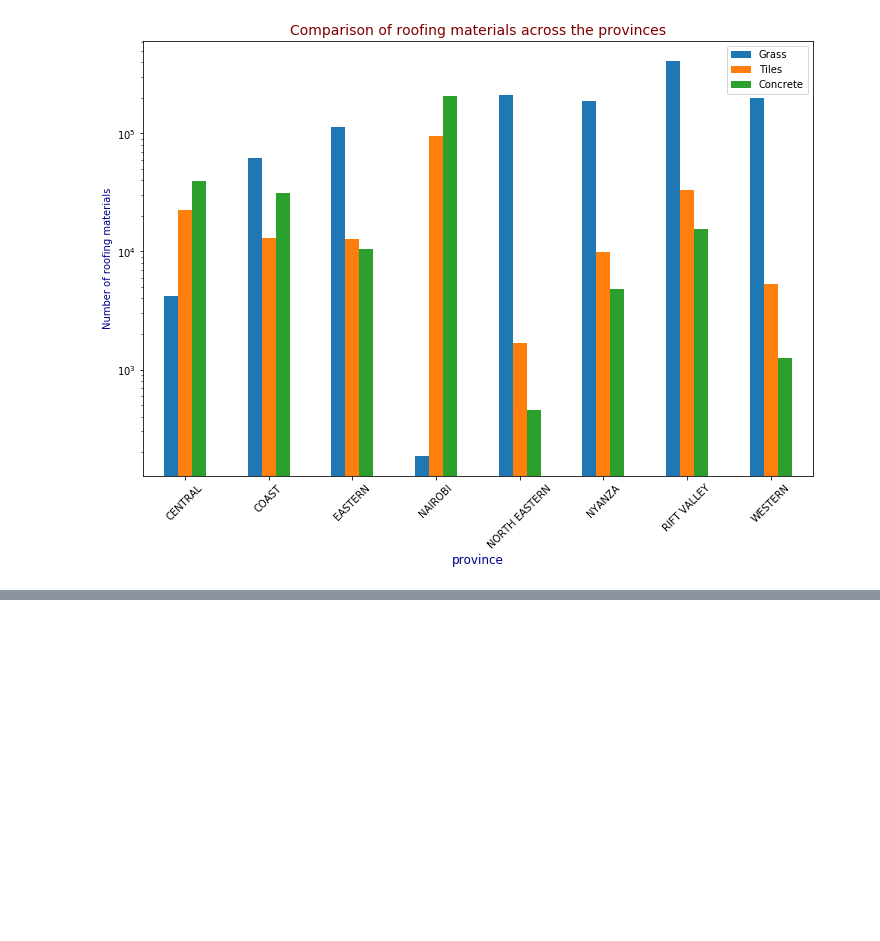
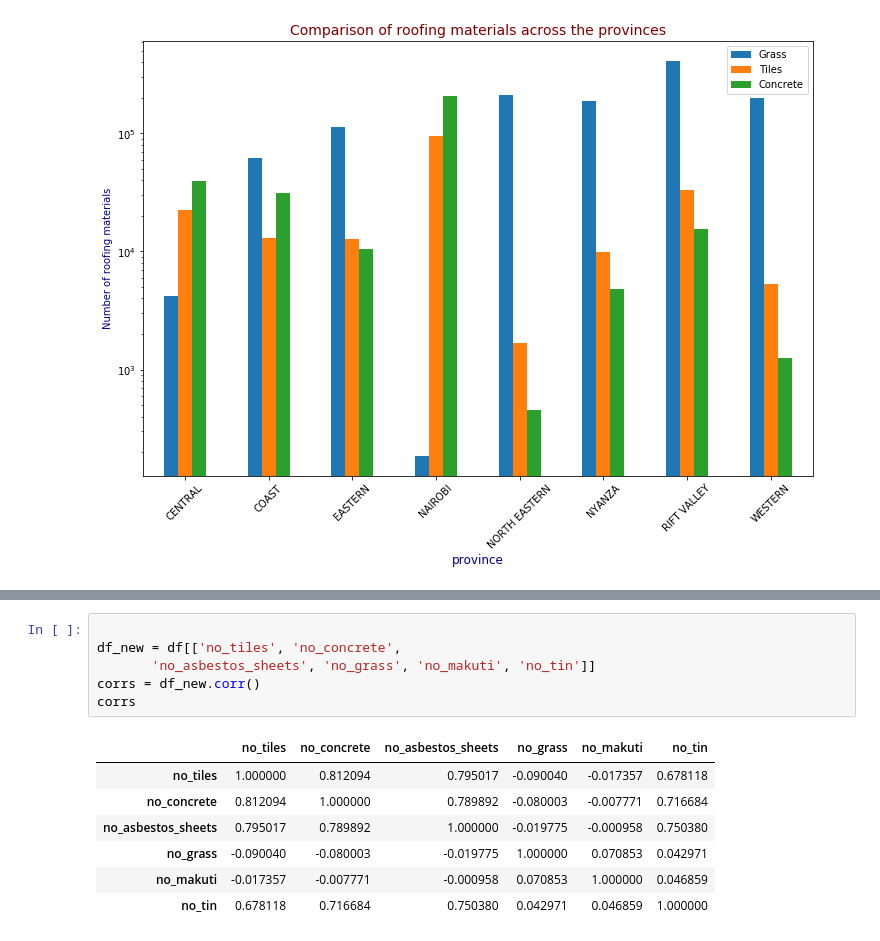
Before and after one commit to lydiandiba/data-science, a Jupyter notebook: Data_Cleaning.ipynb, the cells around one changed output, grey strips where cells are left out. Drawn from its saved outputs; the diff is of its cells as text; blank space fills up the shorter version.

```diff
--- a/Data_Cleaning.ipynb
+++ b/Data_Cleaning.ipynb
@@ -406,0 +449,14 @@ plt.show()
+# %%
+
+df_new = df[['no_tiles', 'no_concrete',
+       'no_asbestos_sheets', 'no_grass', 'no_makuti', 'no_tin']]
+corrs = df_new.corr()
+corrs
+# %% [output]
+|  | no_tiles | no_concrete | no_asbestos_sheets | no_grass | no_makuti | no_tin |
+| no_tiles | 1.000000 | 0.812094 | 0.795017 | -0.090040 | -0.017357 | 0.678118 |
+| no_concrete | 0.812094 | 1.000000 | 0.789892 | -0.080003 | -0.007771 | 0.716684 |
+| no_asbestos_sheets | 0.795017 | 0.789892 | 1.000000 | -0.019775 | -0.000958 | 0.750380 |
+| no_grass | -0.090040 | -0.080003 | -0.019775 | 1.000000 | 0.070853 | 0.042971 |
+| no_makuti | -0.017357 | -0.007771 | -0.000958 | 0.070853 | 1.000000 | 0.046859 |
+| no_tin | 0.678118 | 0.716684 | 0.750380 | 0.042971 | 0.046859 | 1.000000 |
```
Also changed, not shown: parts of 7 cells of this notebook.
